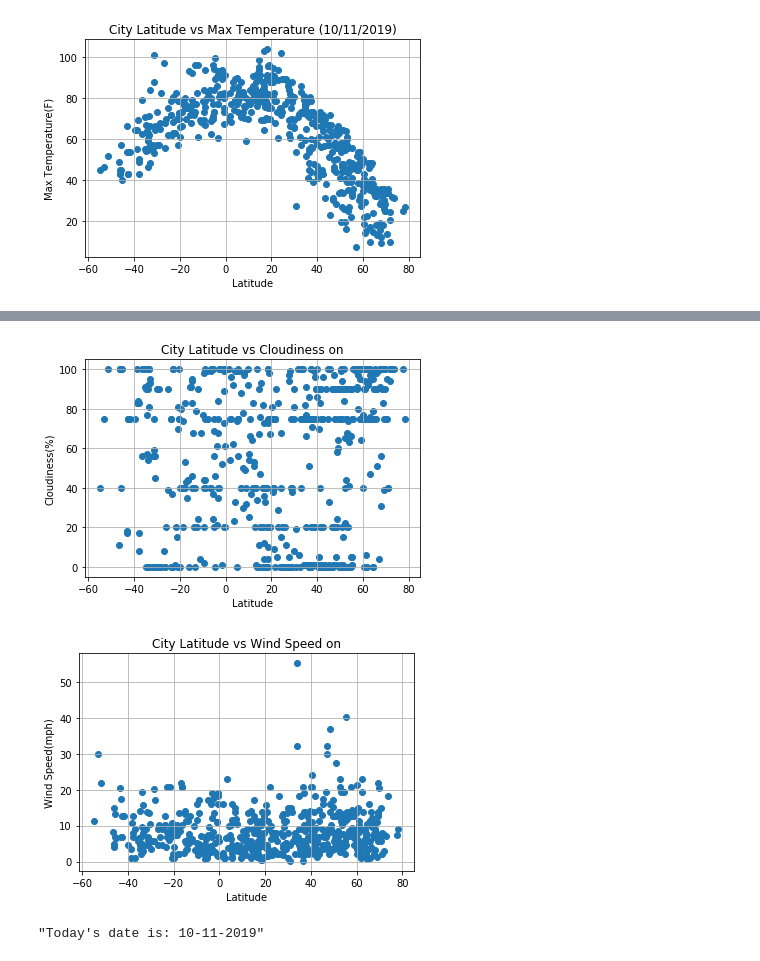
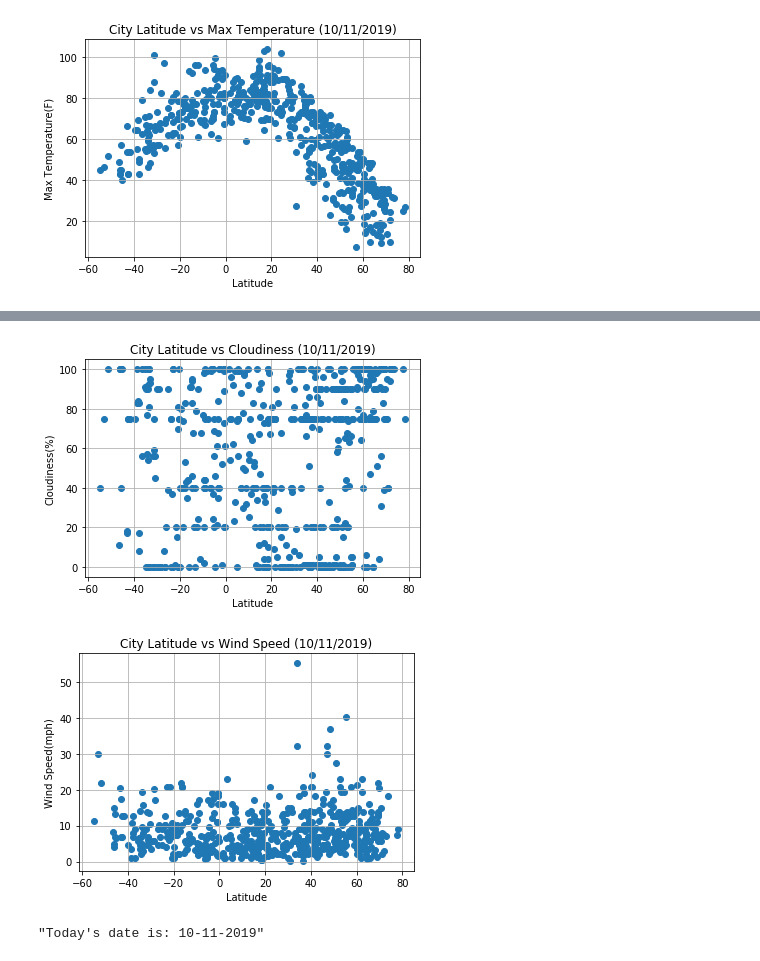
Before and after one commit to jbell69/python-api-challenge, a Jupyter notebook: WeatherPy/WeatherPy_testing.ipynb, the cells around one changed output, grey strips where cells are left out. Cells and saved outputs as stored; diff of their text form; code cells hidden in the pictures.

```diff
--- a/WeatherPy/WeatherPy_testing.ipynb
+++ b/WeatherPy/WeatherPy_testing.ipynb
@@ -157,26 +157,26 @@ plt.show()
 # %%
 # Build a scatter plot for Latitude vs Cloudiness
 plt.scatter(weather_df["Latitude"], weather_df["Cloudiness"], marker="o")
 
 # Incorporate the other graph properties
-plt.title(f"City Latitude vs Cloudiness on")
+plt.title(f"City Latitude vs Cloudiness {datetime.datetime.now():(%m/%d/%Y)}")
 plt.ylabel("Cloudiness(%)")
 plt.xlabel("Latitude")
 plt.grid(True)
 
 # Save the figure
 plt.savefig("CloudinessInWorldCities.png")
 
 # Show plot
 plt.show()
 # %% [output]
-[figure, old version]
+[figure, new version]
 # %%
 # Build a scatter plot for Latitude vs Cloudiness
 plt.scatter(weather_df["Latitude"], weather_df["Windiness"], marker="o")
 
 # Incorporate the other graph properties
-plt.title(f"City Latitude vs Wind Speed on")
+plt.title(f"City Latitude vs Wind Speed {datetime.datetime.now():(%m/%d/%Y)}")
 plt.ylabel("Wind Speed(mph)")
 plt.xlabel("Latitude")
 plt.grid(True)
@@ -187,7 +187,7 @@ plt.savefig("WindSpeedInWorldCities.png")
 # Show plot
 plt.show()
 # %% [output]
-[figure, old version]
+[figure, new version]
 # %%
 import datetime
 f"Today's date is: {datetime.datetime.now():%m-%d-%Y}"
```
Also changed, not shown: parts of 1 cell of this notebook, 1 other file.
